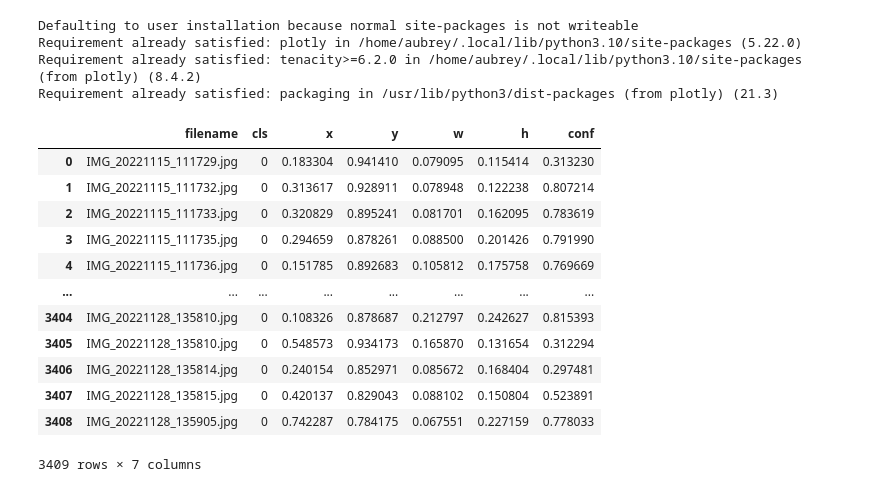
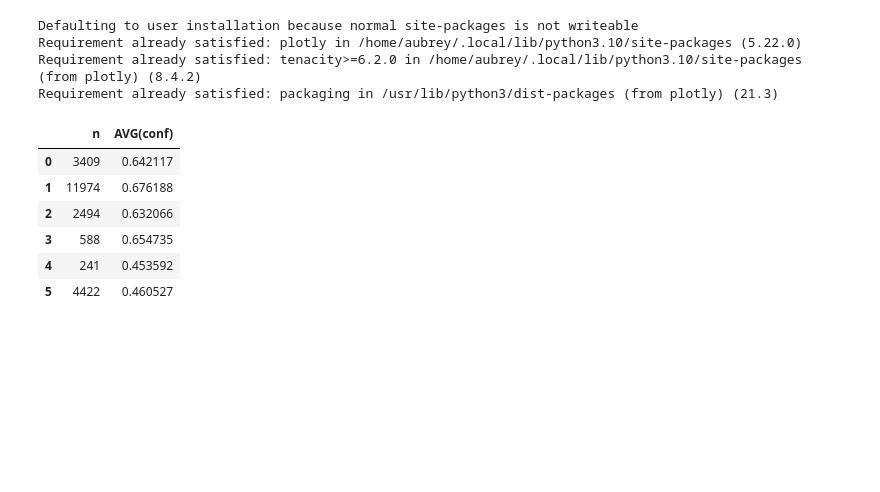
Before and after one commit to aubreymoore/code-for-CRB-damage-ai, a Jupyter notebook: conf.ipynb, the cells around one changed output. Drawn from its saved outputs; the diff is of its cells as text; code cells hidden in the pictures; blank space fills up the shorter version.

```diff
--- a/conf.ipynb
+++ b/conf.ipynb
@@ -12,22 +12,16 @@ Requirement already satisfied: packaging in /usr/lib/python3/dist-packages (from
 # %%
 DB_PATH = '/home/aubrey/Desktop/Guam07-training-set/code/active_learning2.sqlite3'
 # %%
-df = pd.read_sql_query('SELECT * FROM obj WHERE cls=0;', sqlite3.connect(DB_PATH))
+df = pd.read_sql_query('SELECT COUNT(*) AS n, AVG(conf) FROM obj GROUP BY cls;', sqlite3.connect(DB_PATH))
 df
 # %% [output]
-|  | filename | cls | x | y | w | h | conf |
-| 0 | IMG_20221115_111729.jpg | 0 | 0.183304 | 0.941410 | 0.079095 | 0.115414 | 0.313230 |
-| 1 | IMG_20221115_111732.jpg | 0 | 0.313617 | 0.928911 | 0.078948 | 0.122238 | 0.807214 |
-| 2 | IMG_20221115_111733.jpg | 0 | 0.320829 | 0.895241 | 0.081701 | 0.162095 | 0.783619 |
-| 3 | IMG_20221115_111735.jpg | 0 | 0.294659 | 0.878261 | 0.088500 | 0.201426 | 0.791990 |
-| 4 | IMG_20221115_111736.jpg | 0 | 0.151785 | 0.892683 | 0.105812 | 0.175758 | 0.769669 |
-| ... | ... | ... | ... | ... | ... | ... | ... |
-| 3404 | IMG_20221128_135810.jpg | 0 | 0.108326 | 0.878687 | 0.212797 | 0.242627 | 0.815393 |
-| 3405 | IMG_20221128_135810.jpg | 0 | 0.548573 | 0.934173 | 0.165870 | 0.131654 | 0.312294 |
-| 3406 | IMG_20221128_135814.jpg | 0 | 0.240154 | 0.852971 | 0.085672 | 0.168404 | 0.297481 |
-| 3407 | IMG_20221128_135815.jpg | 0 | 0.420137 | 0.829043 | 0.088102 | 0.150804 | 0.523891 |
-| 3408 | IMG_20221128_135905.jpg | 0 | 0.742287 | 0.784175 | 0.067551 | 0.227159 | 0.778033 |
+|  | n | AVG(conf) |
+| 0 | 3409 | 0.642117 |
+| 1 | 11974 | 0.676188 |
+| 2 | 2494 | 0.632066 |
+| 3 | 588 | 0.654735 |
+| 4 | 241 | 0.453592 |
+| 5 | 4422 | 0.460527 |
-3409 rows × 7 columns
 # %%
 sql = 'SELECT * FROM obj WHERE cls=0;'
 df = pd.read_sql_query(sql, sqlite3.connect(DB_PATH))
```
Also changed, not shown: 12 other files.
